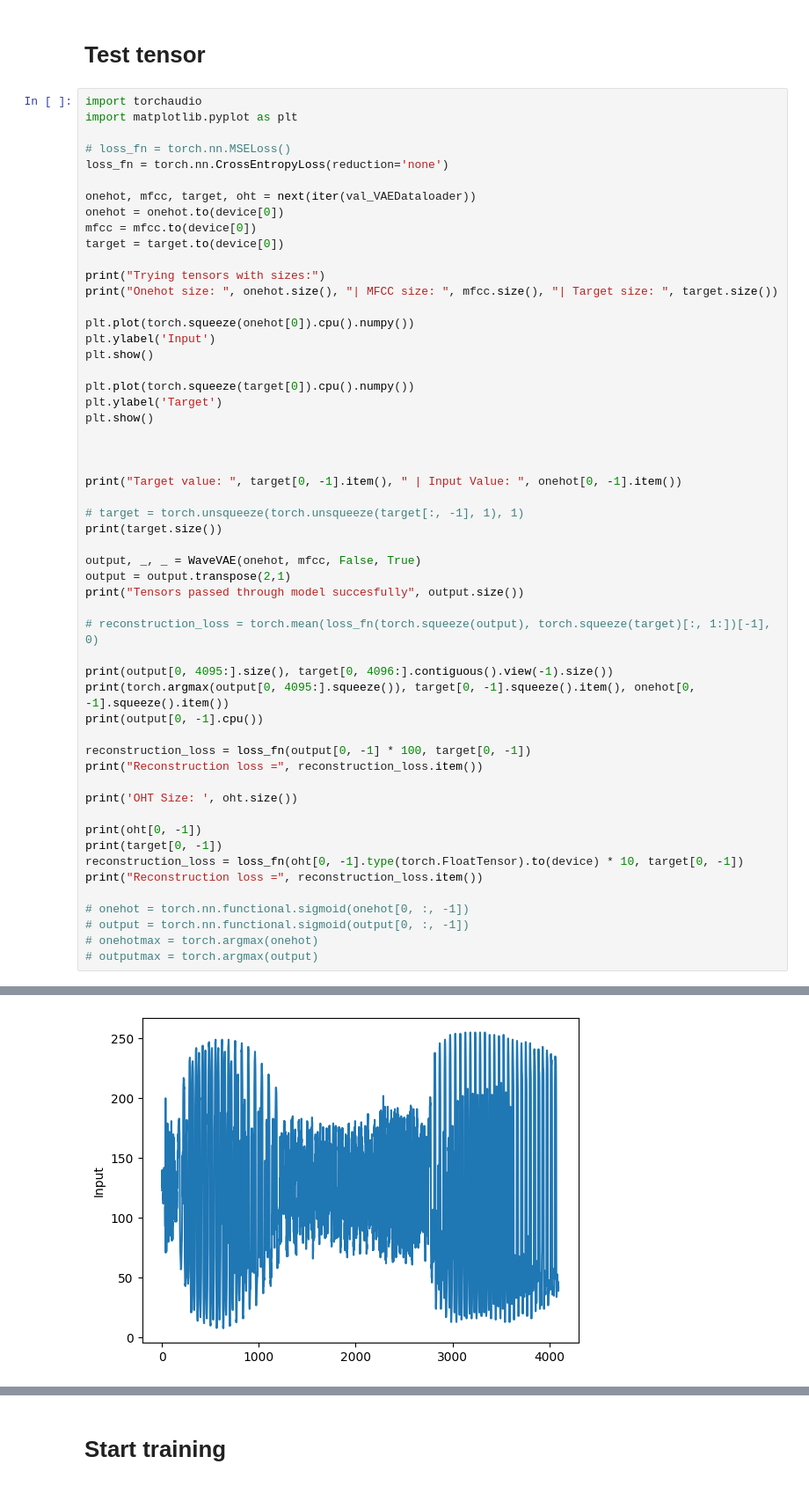
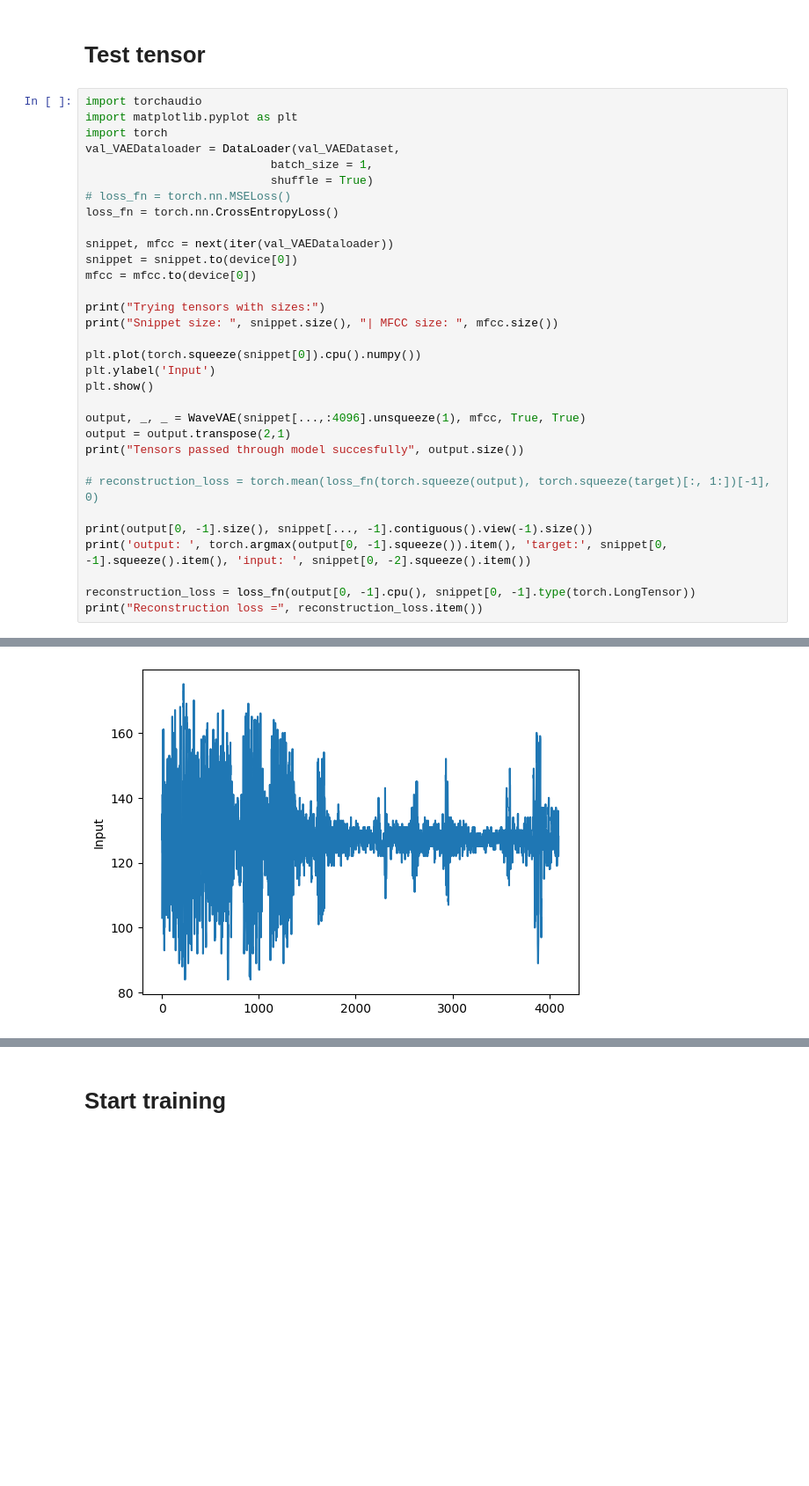
Before and after one commit to WouterBesse/Sonified-Latent-Data, a Jupyter notebook: WaveVaePlayground.ipynb, the cells around one changed output, grey strips where cells are left out. Shown at 88% size. Drawn from its saved outputs; the diff is of its cells as text; blank space fills up the shorter version.

```diff
--- a/WaveVaePlayground.ipynb
+++ b/WaveVaePlayground.ipynb
@@ -61,56 +61,34 @@ val_VAEDataloader = DataLoader(val_VAEDataset,
 # %%
 import torchaudio
 import matplotlib.pyplot as plt
+import torch
+val_VAEDataloader = DataLoader(val_VAEDataset,
+                           batch_size = 1,
+                           shuffle = True)
+# loss_fn = torch.nn.MSELoss()
+loss_fn = torch.nn.CrossEntropyLoss()
 
-# loss_fn = torch.nn.MSELoss()
-loss_fn = torch.nn.CrossEntropyLoss(reduction='none')
-
-onehot, mfcc, target, oht = next(iter(val_VAEDataloader))
-onehot = onehot.to(device[0])
+snippet, mfcc = next(iter(val_VAEDataloader))
+snippet = snippet.to(device[0])
 mfcc = mfcc.to(device[0])
-target = target.to(device[0])
 
 print("Trying tensors with sizes:")
-print("Onehot size: ", onehot.size(), "| MFCC size: ", mfcc.size(), "| Target size: ", target.size())
+print("Snippet size: ", snippet.size(), "| MFCC size: ", mfcc.size())
 
-plt.plot(torch.squeeze(onehot[0]).cpu().numpy())
+plt.plot(torch.squeeze(snippet[0]).cpu().numpy())
 plt.ylabel('Input')
 plt.show()
 
-plt.plot(torch.squeeze(target[0]).cpu().numpy())
-plt.ylabel('Target')
-plt.show()
-
-
-
-print("Target value: ", target[0, -1].item(), " | Input Value: ", onehot[0, -1].item())
-
-# target = torch.unsqueeze(torch.unsqueeze(target[:, -1], 1), 1)
-print(target.size())
-
-output, _, _ = WaveVAE(onehot, mfcc, False, True)
+output, _, _ = WaveVAE(snippet[...,:4096].unsqueeze(1), mfcc, True, True)
 output = output.transpose(2,1)
 print("Tensors passed through model succesfully", output.size())
 
 # reconstruction_loss = torch.mean(loss_fn(torch.squeeze(output), torch.squeeze(target)[:, 1:])[-1], 0)
 
-print(output[0, 4095:].size(), target[0, 4096:].contiguous().view(-1).size())
-print(torch.argmax(output[0, 4095:].squeeze()), target[0, -1].squeeze().item(), onehot[0, -1].squeeze().item())
-print(output[0, -1].cpu())
+print(output[0, -1].size(), snippet[..., -1].contiguous().view(-1).size())
+print('output: ', torch.argmax(output[0, -1].squeeze()).item(), 'target:', snippet[0, -1].squeeze().item(), 'input: ', snippet[0, -2].squeeze().item())
 
-reconstruction_loss = loss_fn(output[0, -1] * 100, target[0, -1])
+reconstruction_loss = loss_fn(output[0, -1].cpu(), snippet[0, -1].type(torch.LongTensor))
 print("Reconstruction loss =", reconstruction_loss.item())
-
-print('OHT Size: ', oht.size())
-
-print(oht[0, -1])
-print(target[0, -1])
-reconstruction_loss = loss_fn(oht[0, -1].type(torch.FloatTensor).to(device) * 10, target[0, -1])
-print("Reconstruction loss =", reconstruction_loss.item())
-
-# onehot = torch.nn.functional.sigmoid(onehot[0, :, -1])
-# output = torch.nn.functional.sigmoid(output[0, :, -1])
-# onehotmax = torch.argmax(onehot)
-# outputmax = torch.argmax(output)
 # %% [output]
 Trying tensors with sizes:
@@ -118 +96 @@ Onehot size:  torch.Size([8, 4096]) | MFCC size:  torch.Size([8, 60, 33]) | Targ
-[figure, old version]
+[figure, new version]
```
Also changed, not shown: parts of 5 cells of this notebook, 5 other files.
